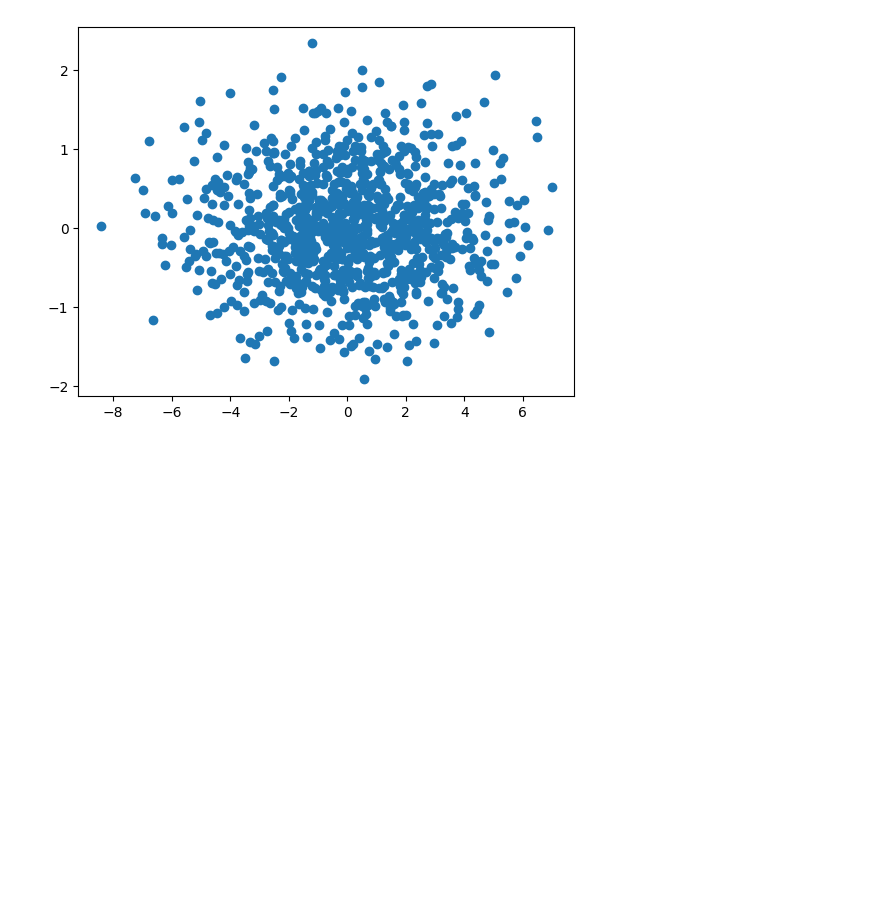
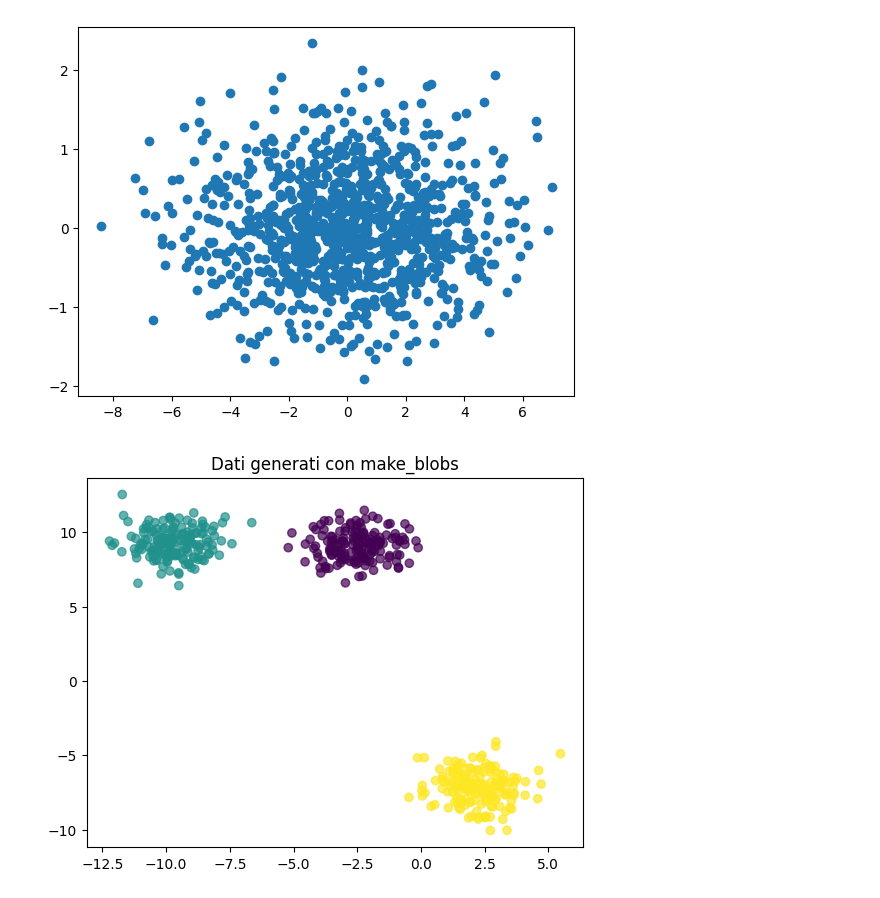
Before and after one commit to depa-tto/Thesis, a Jupyter notebook: attempt.ipynb, the cells around one changed output. Cells and saved outputs as stored; diff of their text form; code cells hidden in the pictures; blank space fills up the shorter version.

```diff
--- a/attempt.ipynb
+++ b/attempt.ipynb
@@ -88,3 +88,16 @@ plt.scatter(x_pca[:,0],x_pca[:,1])
 # %% [output]
 <matplotlib.collections.PathCollection at 0x...>
 [figure]
+# %%
+from sklearn.datasets import make_blobs
+import matplotlib.pyplot as plt
+
+# Genera un dataset con 3 cluster ben separabili in 10 dimensioni
+X, y = make_blobs(n_samples=500, centers=3, n_features=10, random_state=42)
+
+# Visualizza solo due dimensioni (prima della riduzione)
+plt.scatter(X[:, 0], X[:, 1], c=y, cmap='viridis', alpha=0.7)
+plt.title("Dati generati con make_blobs")
+plt.show()
+# %% [output]
+[figure, added]
```
Also changed, not shown: parts of 3 cells of this notebook.
